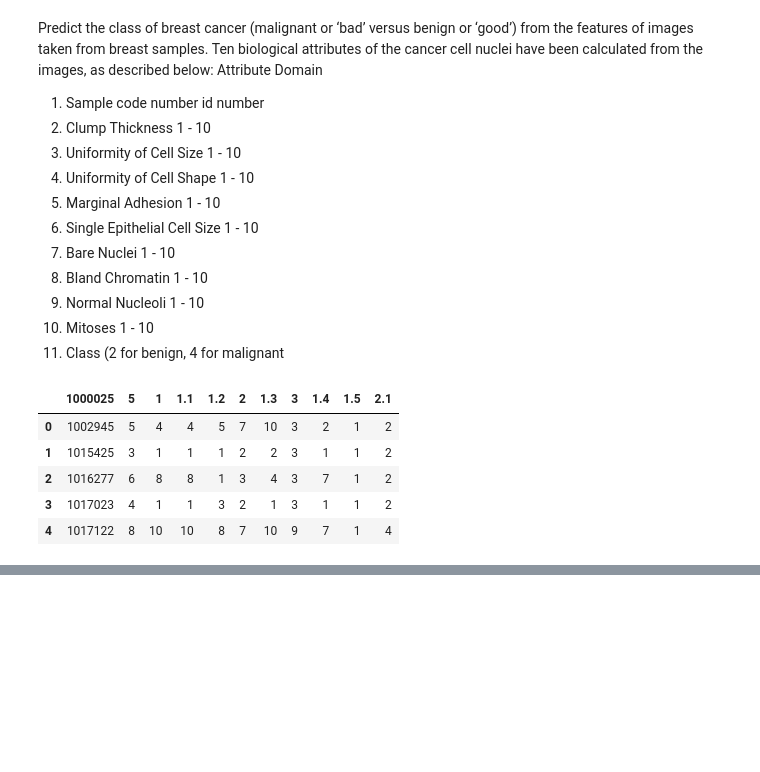
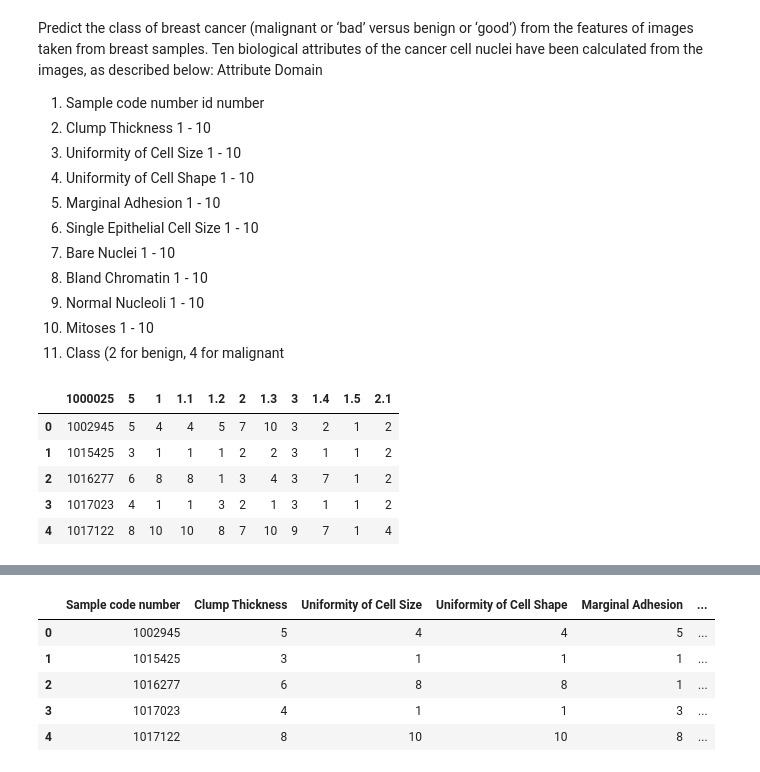
Before and after one commit to pulengmoru/Breast_cancer_prediction, a Jupyter notebook: Breast cancer assignment.ipynb, the cells around one changed output, grey strips where cells are left out. Saved outputs shown, nothing was run; the diff lists cells and outputs as text; code cells hidden in the pictures; blank space fills up the shorter version.

```diff
--- a/Breast cancer assignment.ipynb
+++ b/Breast cancer assignment.ipynb
@@ -32,0 +81,9 @@ cancer_prediction.head()
+# %%
+cancer_prediction.head()
+# %% [output]
+|  | Sample code number | Clump Thickness | Uniformity of Cell Size | Uniformity of Cell Shape | Marginal Adhesion | ... |
+| 0 | 1002945 | 5 | 4 | 4 | 5 | ... |
+| 1 | 1015425 | 3 | 1 | 1 | 1 | ... |
+| 2 | 1016277 | 6 | 8 | 8 | 1 | ... |
+| 3 | 1017023 | 4 | 1 | 1 | 3 | ... |
+| 4 | 1017122 | 8 | 10 | 10 | 8 | ... |
```
Also changed, not shown: parts of 7 cells of this notebook.
